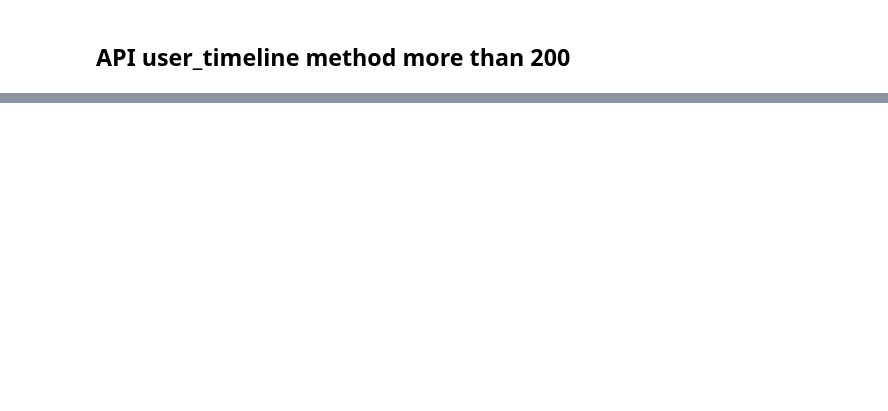
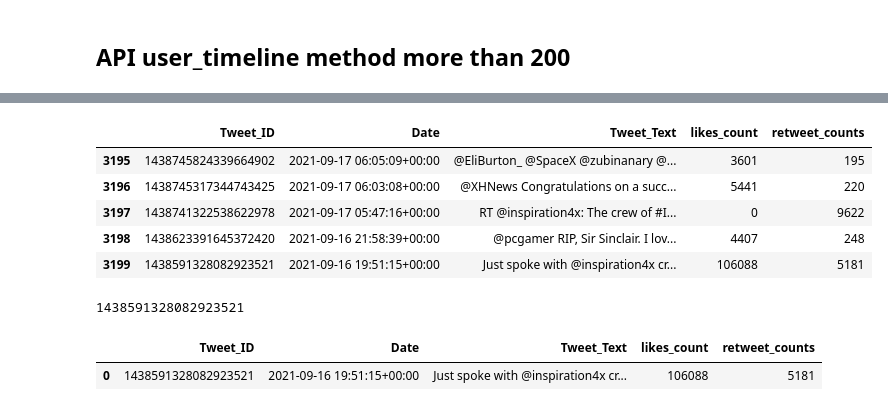
Before and after one commit to VanAntworth/To-The-Moon, a Jupyter notebook: Tamara/TwitterScrape_UserTimeLine.ipynb, the cells around one changed output, grey strips where cells are left out. Saved outputs shown, nothing was run; the diff lists cells and outputs as text; code cells hidden in the pictures; blank space fills up the shorter version.

```diff
--- a/Tamara/TwitterScrape_UserTimeLine.ipynb
+++ b/Tamara/TwitterScrape_UserTimeLine.ipynb
@@ -174,0 +140,9 @@ elon_1000_df
+# %%
+elon_1000_df.tail()
+# %% [output]
+|  | Tweet_ID | Date | Tweet_Text | likes_count | retweet_counts |
+| 3195 | 1438745824339664902 | 2021-09-17 06:05:09+00:00 | @EliBurton_ @SpaceX @zubinanary @... | 3601 | 195 |
+| 3196 | 1438745317344743425 | 2021-09-17 06:03:08+00:00 | @XHNews Congratulations on a succ... | 5441 | 220 |
+| 3197 | 1438741322538622978 | 2021-09-17 05:47:16+00:00 | RT @inspiration4x: The crew of #I... | 0 | 9622 |
+| 3198 | 1438623391645372420 | 2021-09-16 21:58:39+00:00 | @pcgamer RIP, Sir Sinclair. I lov... | 4407 | 248 |
+| 3199 | 1438591328082923521 | 2021-09-16 19:51:15+00:00 | Just spoke with @inspiration4x cr... | 106088 | 5181 |
@@ -174,0 +157,5 @@ elon_1000_df
+# %%
+max_id = elon_1000_df['Tweet_ID'].values[3199]
+max_id
+# %% [output]
+1438591328082923521
@@ -174,0 +178,5 @@ elon_1000_df
+# %%
+elon_1000_df_1
+# %% [output]
+|  | Tweet_ID | Date | Tweet_Text | likes_count | retweet_counts |
+| 0 | 1438591328082923521 | 2021-09-16 19:51:15+00:00 | Just spoke with @inspiration4x cr... | 106088 | 5181 |
```
Also changed, not shown: parts of 19 cells of this notebook, 1 other file.
